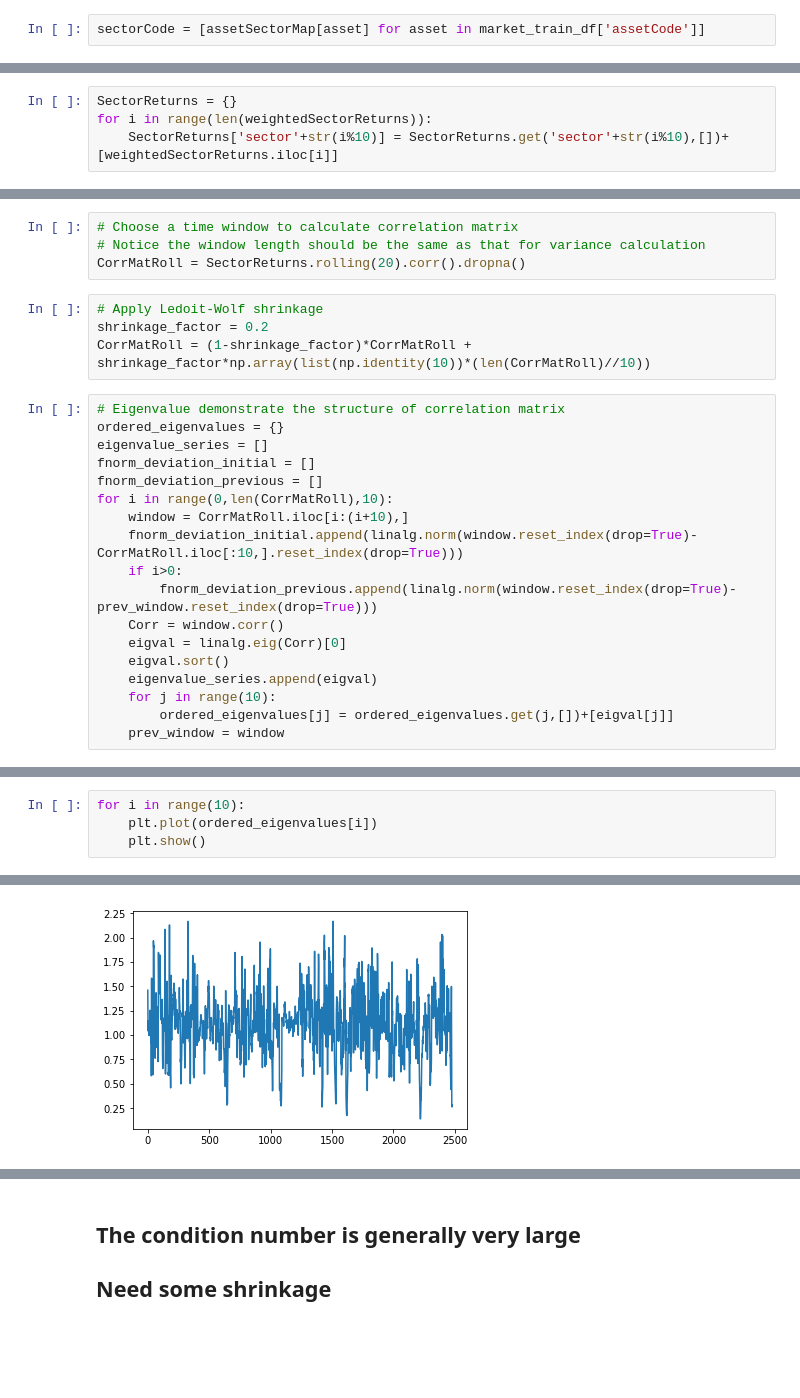
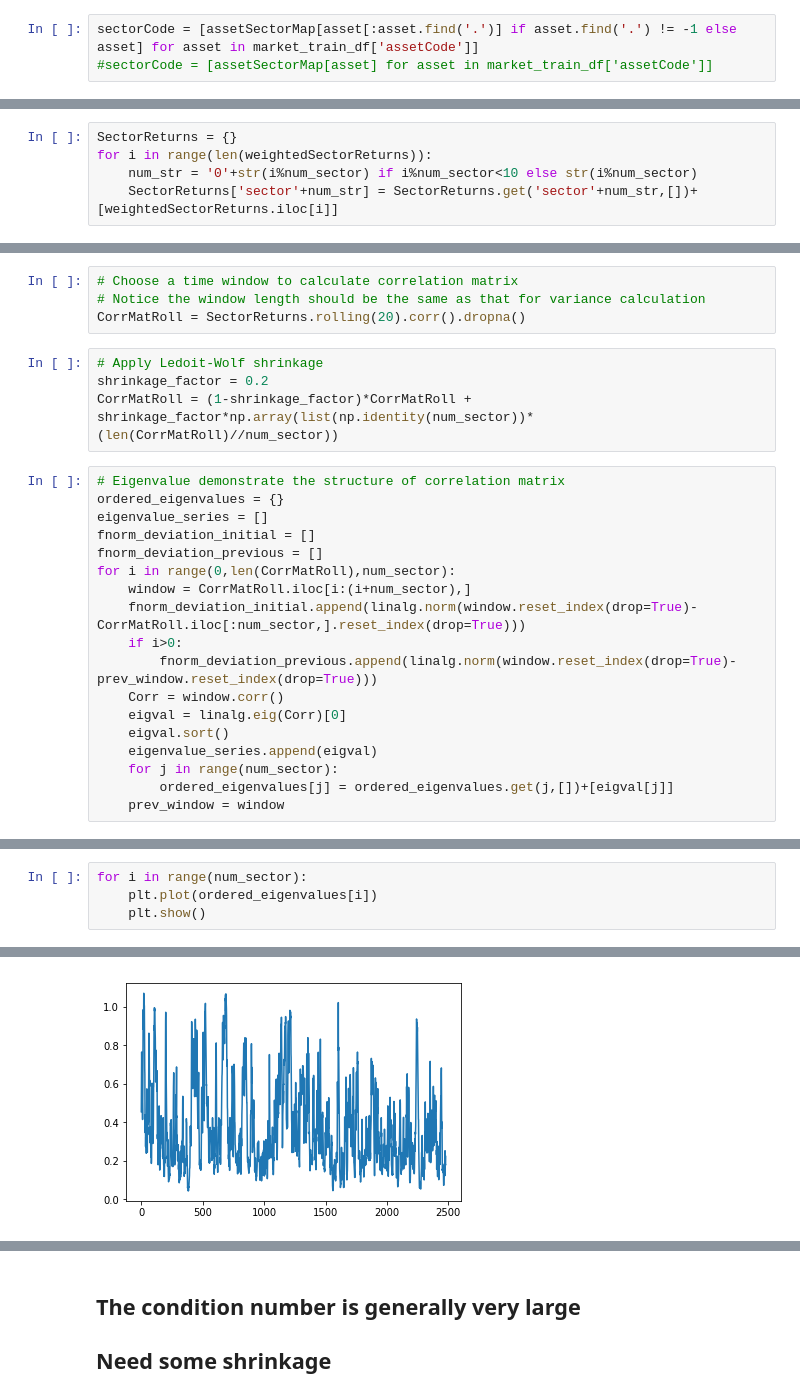
Before and after one commit to 21han/two_sigma_news_sentiments, a Jupyter notebook: correlation_variance_prediction.ipynb, the cells around one changed output, grey strips where cells are left out. Drawn from its saved outputs; the diff is of its cells as text; blank space fills up the shorter version.

Commit message:
add true sector mapping
add true sector mapping to correlation and variance prediction

```diff
--- a/correlation_variance_prediction.ipynb
+++ b/correlation_variance_prediction.ipynb
@@ -67,5 +129,6 @@ plt.hist(assetSectorMap.values())
 # %%
-sectorCode = [assetSectorMap[asset] for asset in market_train_df['assetCode']]
+sectorCode = [assetSectorMap[asset[:asset.find('.')] if asset.find('.') != -1 else asset] for asset in market_train_df['assetCode']]
+#sectorCode = [assetSectorMap[asset] for asset in market_train_df['assetCode']]
 # %%
 market_train_df['sectorCode'] = sectorCode
 # %%
@@ -88,7 +155,8 @@ weightedSectorReturns = sumScaledReturns/sumVolume
 # %%
 SectorReturns = {}
 for i in range(len(weightedSectorReturns)):
-    SectorReturns['sector'+str(i%10)] = SectorReturns.get('sector'+str(i%10),[])+[weightedSectorReturns.iloc[i]]
+    num_str = '0'+str(i%num_sector) if i%num_sector<10 else str(i%num_sector)
+    SectorReturns['sector'+num_str] = SectorReturns.get('sector'+num_str,[])+[weightedSectorReturns.iloc[i]]
 # %%
 SectorReturns = pd.DataFrame(SectorReturns)
 # %%
@@ -125,23 +194,23 @@ CorrMatRoll = SectorReturns.rolling(20).corr().dropna()
 # %%
 # Apply Ledoit-Wolf shrinkage
 shrinkage_factor = 0.2
-CorrMatRoll = (1-shrinkage_factor)*CorrMatRoll + shrinkage_factor*np.array(list(np.identity(10))*(len(CorrMatRoll)//10))
+CorrMatRoll = (1-shrinkage_factor)*CorrMatRoll + shrinkage_factor*np.array(list(np.identity(num_sector))*(len(CorrMatRoll)//num_sector))
 # %%
 # Eigenvalue demonstrate the structure of correlation matrix
 ordered_eigenvalues = {}
 eigenvalue_series = []
 fnorm_deviation_initial = []
 fnorm_deviation_previous = []
-for i in range(0,len(CorrMatRoll),10):
-    window = CorrMatRoll.iloc[i:(i+10),]
-    fnorm_deviation_initial.append(linalg.norm(window.reset_index(drop=True)-CorrMatRoll.iloc[:10,].reset_index(drop=True)))
+for i in range(0,len(CorrMatRoll),num_sector):
+    window = CorrMatRoll.iloc[i:(i+num_sector),]
+    fnorm_deviation_initial.append(linalg.norm(window.reset_index(drop=True)-CorrMatRoll.iloc[:num_sector,].reset_index(drop=True)))
     if i>0:
         fnorm_deviation_previous.append(linalg.norm(window.reset_index(drop=True)-prev_window.reset_index(drop=True)))
     Corr = window.corr()
     eigval = linalg.eig(Corr)[0]
     eigval.sort()
     eigenvalue_series.append(eigval)
-    for j in range(10):
+    for j in range(num_sector):
         ordered_eigenvalues[j] = ordered_eigenvalues.get(j,[])+[eigval[j]]
     prev_window = window
 # %%
@@ -155,5 +224,5 @@ plt.show()
 # %%
-for i in range(10):
+for i in range(num_sector):
     plt.plot(ordered_eigenvalues[i])
     plt.show()
 # %% [output]
@@ -167 +236 @@ for i in range(10):
-[figure, old version]
+[figure, new version]
```
Also changed, not shown: parts of 40 cells of this notebook.
